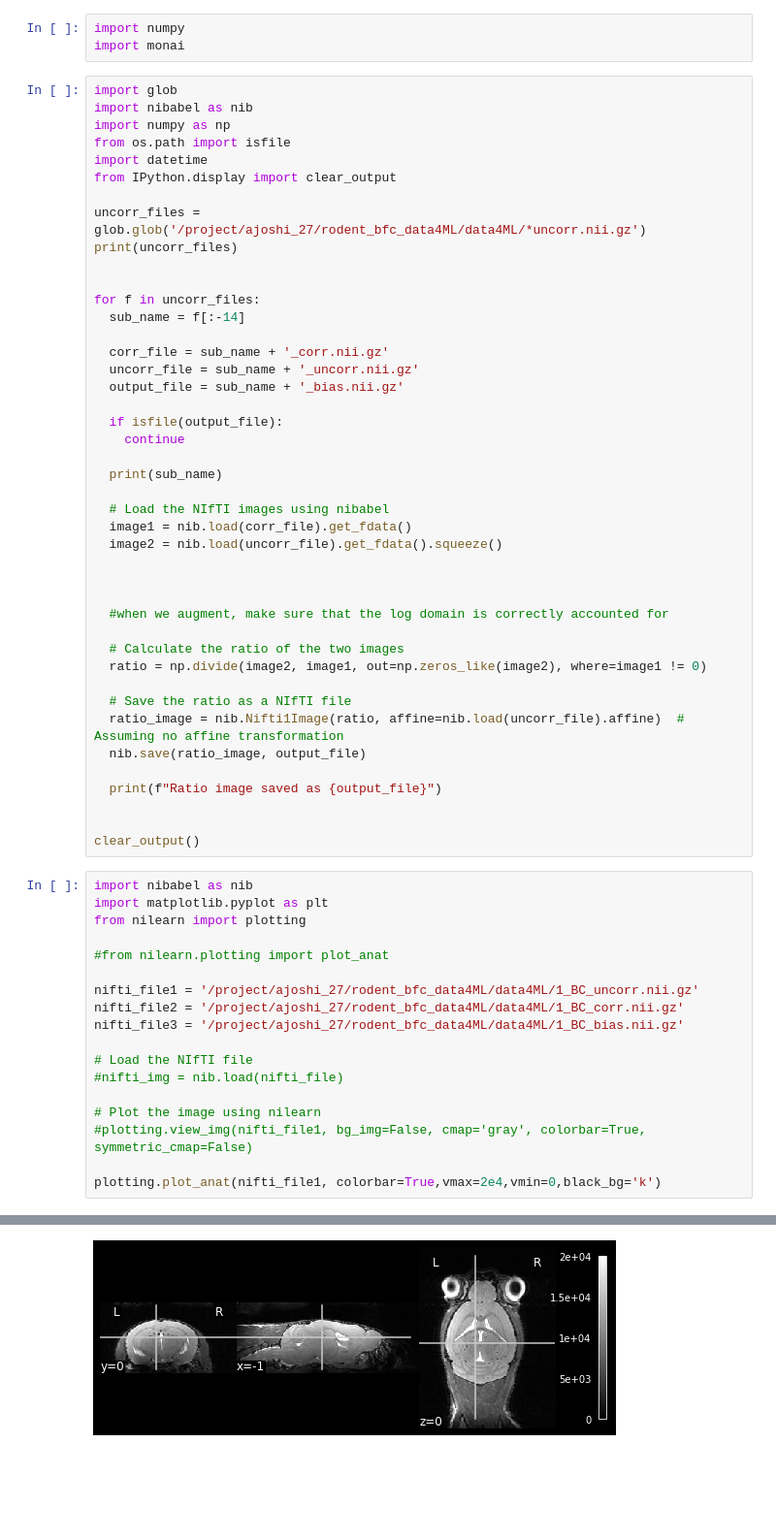
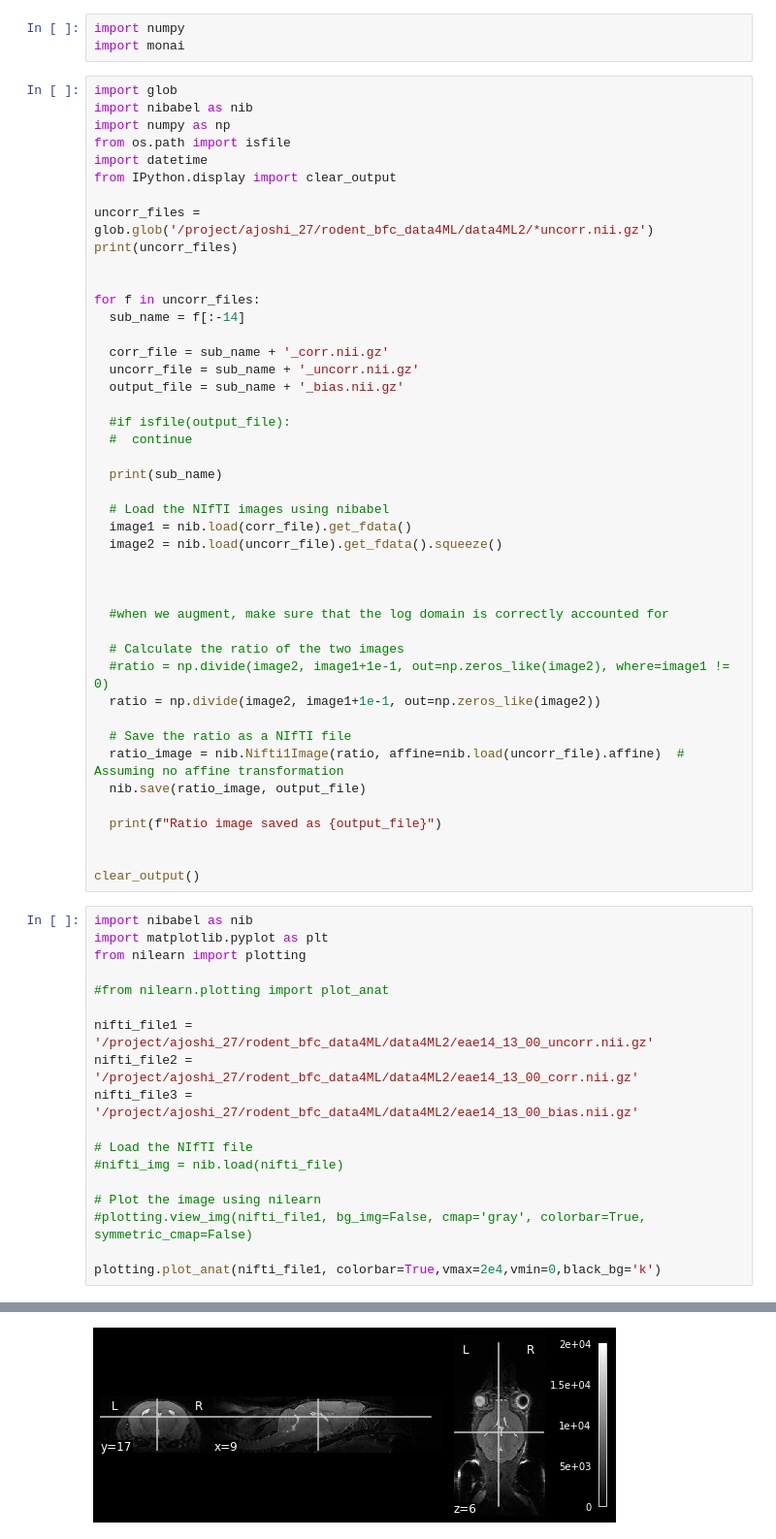
Before and after one commit to MouseSuite/rodbfc, a Jupyter notebook: main_training.ipynb, the cells around one changed output, grey strips where cells are left out. Shown at 97% size. Drawn from its saved outputs; the diff is of its cells as text; blank space fills up the shorter version.

```diff
--- a/main_training.ipynb
+++ b/main_training.ipynb
@@ -9,7 +9,7 @@ from os.path import isfile
 import datetime
 from IPython.display import clear_output
 
-uncorr_files = glob.glob('/project/ajoshi_27/rodent_bfc_data4ML/data4ML/*uncorr.nii.gz')
+uncorr_files = glob.glob('/project/ajoshi_27/rodent_bfc_data4ML/data4ML2/*uncorr.nii.gz')
 print(uncorr_files)
 
 
@@ -20,8 +20,8 @@ for f in uncorr_files:
   uncorr_file = sub_name + '_uncorr.nii.gz'
   output_file = sub_name + '_bias.nii.gz'
 
-  if isfile(output_file):
-    continue
+  #if isfile(output_file):
+  #  continue
 
   print(sub_name)
 
@@ -34,7 +34,8 @@ for f in uncorr_files:
   #when we augment, make sure that the log domain is correctly accounted for
 
   # Calculate the ratio of the two images
-  ratio = np.divide(image2, image1, out=np.zeros_like(image2), where=image1 != 0)
+  #ratio = np.divide(image2, image1+1e-1, out=np.zeros_like(image2), where=image1 != 0)
+  ratio = np.divide(image2, image1+1e-1, out=np.zeros_like(image2))
 
   # Save the ratio as a NIfTI file
   ratio_image = nib.Nifti1Image(ratio, affine=nib.load(uncorr_file).affine)  # Assuming no affine transformation
@@ -47,24 +48,24 @@ clear_output()
 # %%
 import nibabel as nib
 import matplotlib.pyplot as plt
 from nilearn import plotting
 
 #from nilearn.plotting import plot_anat
 
-nifti_file1 = '/project/ajoshi_27/rodent_bfc_data4ML/data4ML/1_BC_uncorr.nii.gz'
-nifti_file2 = '/project/ajoshi_27/rodent_bfc_data4ML/data4ML/1_BC_corr.nii.gz'
-nifti_file3 = '/project/ajoshi_27/rodent_bfc_data4ML/data4ML/1_BC_bias.nii.gz'
+nifti_file1 = '/project/ajoshi_27/rodent_bfc_data4ML/data4ML2/eae14_13_00_uncorr.nii.gz'
+nifti_file2 = '/project/ajoshi_27/rodent_bfc_data4ML/data4ML2/eae14_13_00_corr.nii.gz'
+nifti_file3 = '/project/ajoshi_27/rodent_bfc_data4ML/data4ML2/eae14_13_00_bias.nii.gz'
 
 # Load the NIfTI file
 #nifti_img = nib.load(nifti_file)
 
 # Plot the image using nilearn
 #plotting.view_img(nifti_file1, bg_img=False, cmap='gray', colorbar=True, symmetric_cmap=False)
 
 plotting.plot_anat(nifti_file1, colorbar=True,vmax=2e4,vmin=0,black_bg='k')
 # %% [output]
 <nilearn.plotting.displays._slicers.OrthoSlicer at 0x...>
-[figure, old version]
+[figure, new version]
 # %%
 plotting.plot_anat(nifti_file2, colorbar=True, vmax=2e4,vmin=0)
 # %% [output]
```
Also changed, not shown: parts of 7 cells of this notebook, 2 other files.
